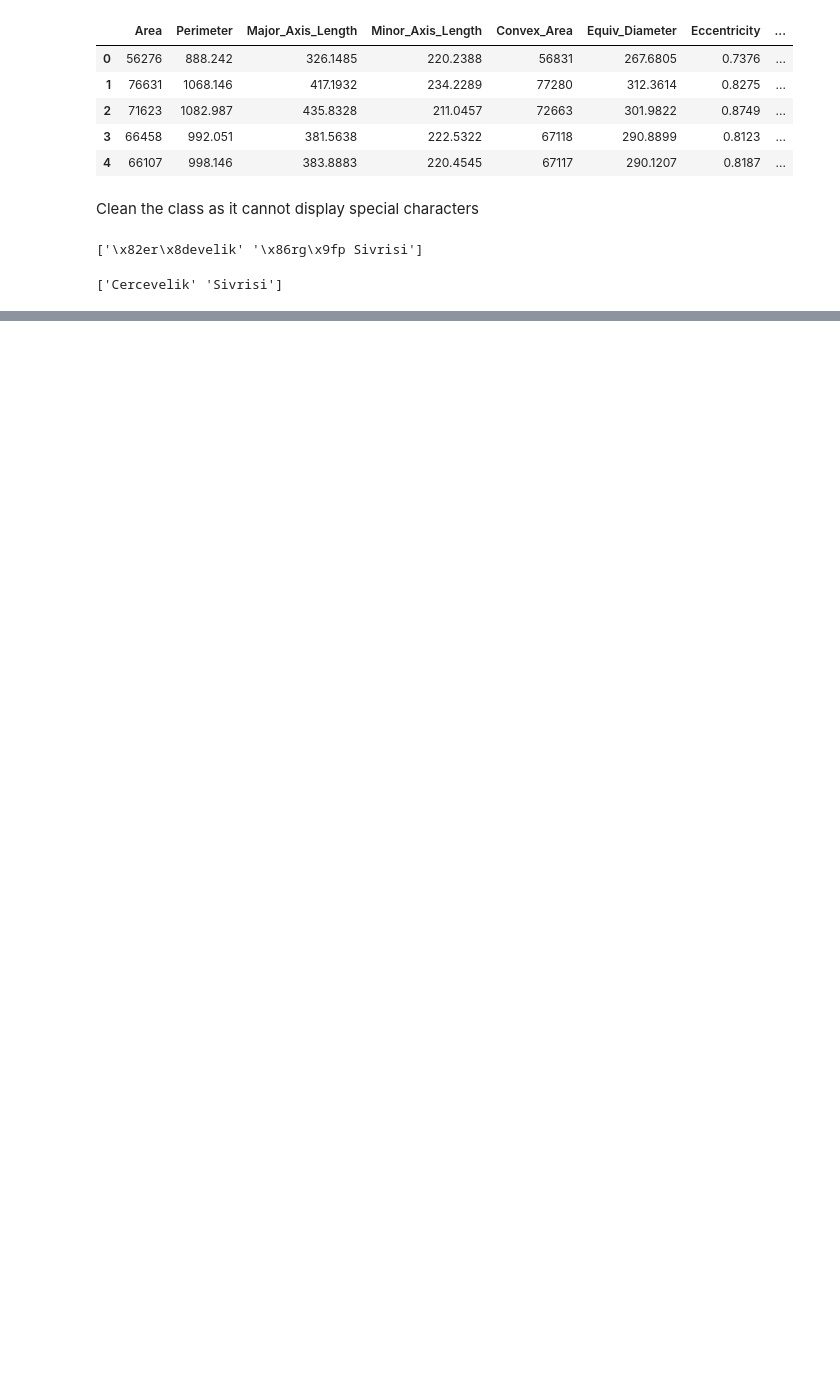
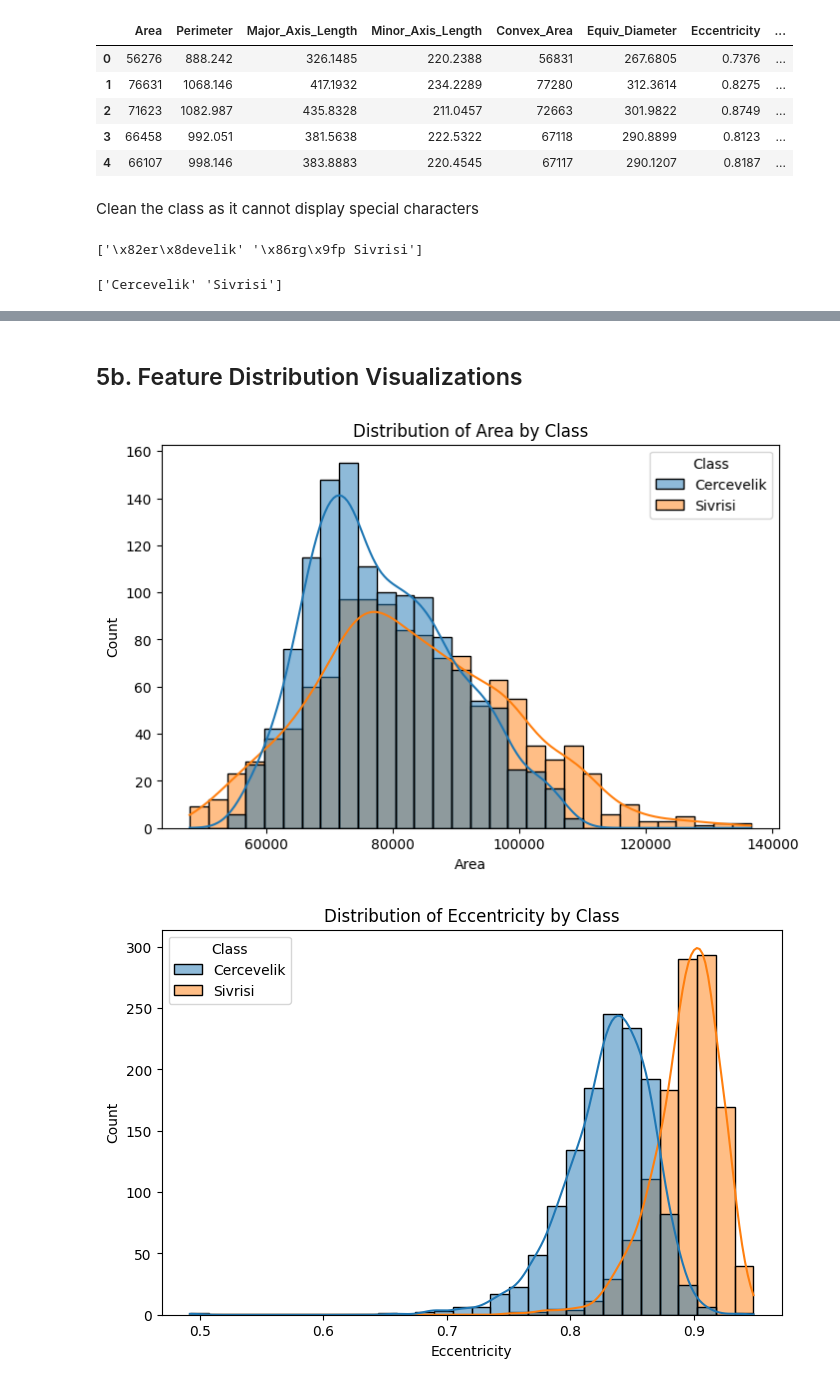
Before and after one commit to xLelouch03/STINTSY-MCO, a Jupyter notebook: main.ipynb, the cells around one changed output, grey strips where cells are left out. Saved outputs shown, nothing was run; the diff lists cells and outputs as text; code cells hidden in the pictures; blank space fills up the shorter version.

Commit message:
Statistical Summary, Feature Distribution Visualizations, Correlation Analysis, Pairwise Scatter Plots, Principal Component Analysis
Not sure yet with Principal Component Analysis

```diff
--- a/main.ipynb
+++ b/main.ipynb
@@ -90,3 +95,0 @@ Replace Cercevelik = 0, Sivrisi = 1 for the model to interpret
-# %%
-data['Class'] = data['Class'].replace({'Cercevelik' : 0})
-data['Class'] = data['Class'].replace({'Sivrisi': 1})
@@ -250,0 +104,14 @@ weighted avg       0.37      0.45      0.35       500
+# %%
+df = pd.DataFrame(data)
+
+# Selecting numerical columns
+numerical_columns = df.select_dtypes(include=['number'])
+
+# Computing statistics
+stats = numerical_columns.agg(['mean', 'median', 'std', 'min', 'max'])
+
+# Computing IQR
+iqr = numerical_columns.apply(lambda x: x.quantile(0.75) - x.quantile(0.25))
+stats.loc['IQR'] = iqr
+
+print(stats)
@@ -250,0 +167,15 @@ weighted avg       0.37      0.45      0.35       500
+# %% [markdown]
+## 5b. Feature Distribution Visualizations
+# %%
+features = ['Area', 'Eccentricity', 'Roundness', 'Aspect_Ration', 'Compactness']
+classes = df['Class']
+
+# Visualize Feature Distributions
+for feature in features:
+    plt.figure(figsize=(8, 5))
+    sns.histplot(data=df, x=feature, hue='Class', kde=True, bins=30)
+    plt.title(f'Distribution of {feature} by Class')
+    plt.show()
+# %% [output]
+[figure, added]
+[figure, added]
```
Also changed, not shown: parts of 42 cells of this notebook.
